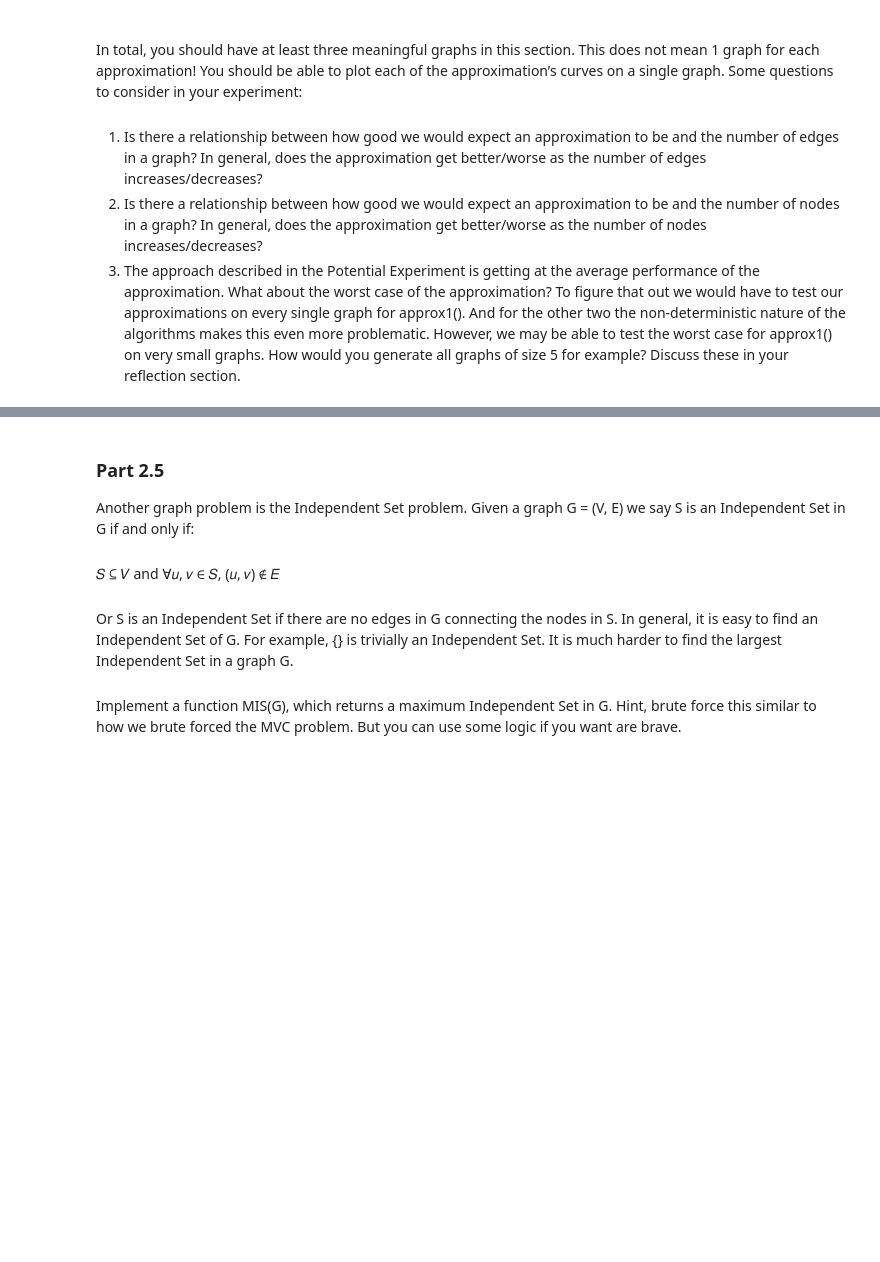
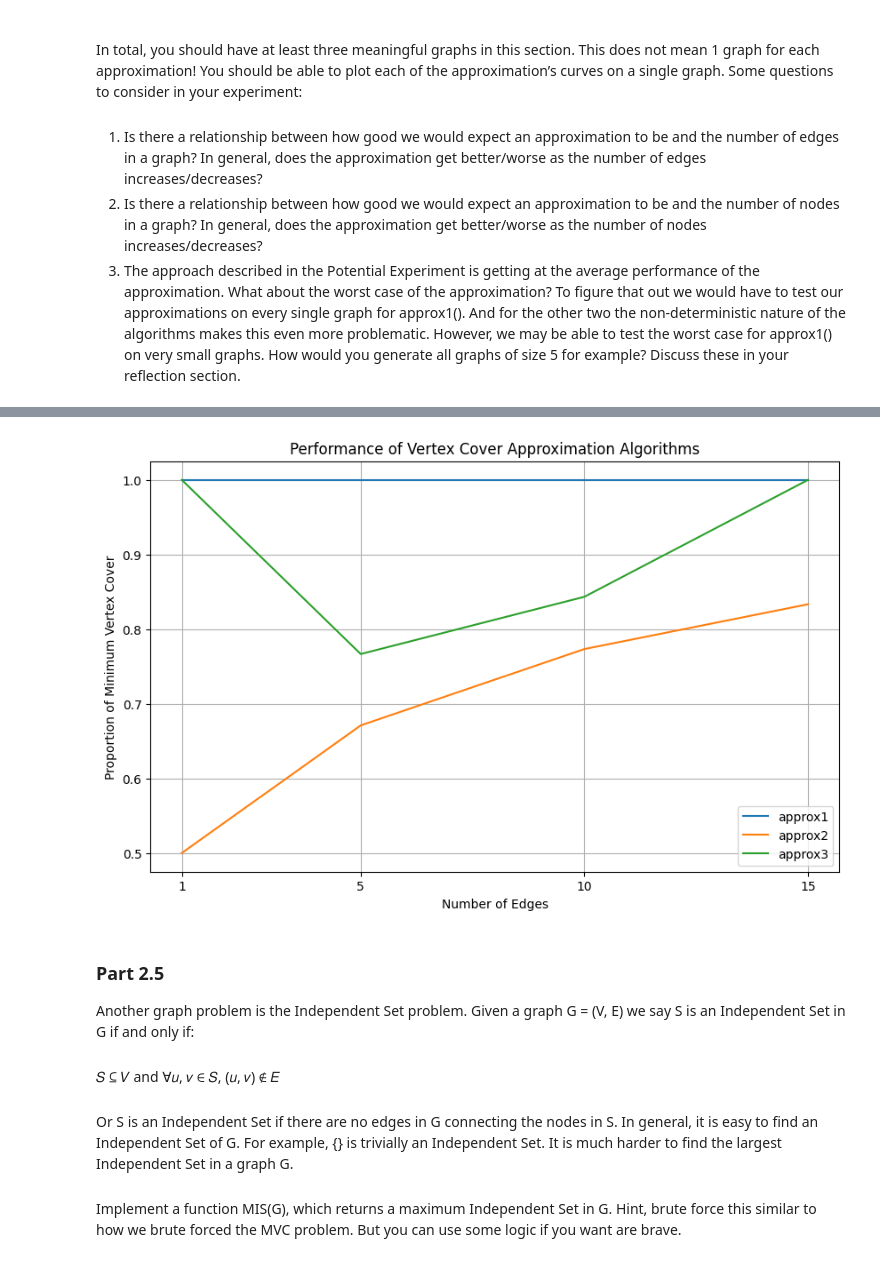
Before and after one commit to scythemenace/CS2XC3_algorithms_research, a Jupyter notebook: Lab 3/Lab_III.ipynb, the cells around one changed output, grey strips where cells are left out. Saved outputs shown, nothing was run; the diff lists cells and outputs as text; code cells hidden in the pictures; blank space fills up the shorter version.

```diff
--- a/Lab 3/Lab_III.ipynb
+++ b/Lab 3/Lab_III.ipynb
@@ -672,3 +634,23 @@ def Approx3(graph):
+# %%
+def Approx3(graph, C=None):
+    if C is None:
+        C = set()
+    G_copy = copy.deepcopy(graph)
+    G = G_copy.get_graph()
+    #print(G)
+    G_edges = G_copy.get_edges()
+    #print(G_edges)
+    while G_edges:
+        u, v = random.choice(G_edges)
+        C.add(u)
+        C.add(v)
+        #print(u,v)
+        G_copy = G_copy.remove_incident_edges(u, v)
+        #print(G_copy)
+        G_edges = G_copy.get_edges()
+    if is_vertex_cover(G_copy, C):
+            return C
+    return Approx2(G_copy, C)
 # %% [markdown]
 ### Part 2.4
 Evaluate whether (or not) the above algorithms return the minimum vertex covers. In case they
@@ -762,0 +696,65 @@ plt.show()
+# %%
+def generate_random_graph(n, e):
+    edges = set()
+    while len(edges) < e:
+        u, v = random.sample(range(n), 2)
+        if u != v and (u, v) not in edges and (v, u) not in edges:
+            edges.add((u, v))
+    return GraphIII(edges)
+
+# Experiment
+# Experiment
+def run_experiment(n, edge_ranges, num_graphs=100):
+    results = {'approx1': [], 'approx2': [], 'approx3': []}
+    for e in edge_ranges:
+        mvc_sum = 0
+        approx1_values = []
+        approx2_values = []
+        approx3_values = []
+        for _ in range(num_graphs):
+            graph = generate_random_graph(n, e)
+            mvc = MVC(graph)
+            mvc_sum += len(mvc)
+            approx1_vc = len(Approx1(graph))
+            approx2_vc = len(Approx2(graph))
+            approx3_vc = len(Approx3(graph))
+            approx1_values.append(approx1_vc / len(mvc))
+            approx2_values.append(approx2_vc / len(mvc))
+            approx3_values.append(approx3_vc / len(mvc))
+        avg_mvc_sum = mvc_sum / num_graphs
+        results['approx1'].append(np.mean(approx1_values))
+        results['approx2'].append(np.mean(approx2_values))
+        results['approx3'].append(np.mean(approx3_values))
+        print(f"For {n} nodes and {e} edges:")
+        print(f"Baseline (MVC sum): {avg_mvc_sum}")
+        print(f"Average proportion of MVC for approx1: {np.mean(approx1_values):.2f}")
+        print(f"Average proportion of MVC for approx2: {np.mean(approx2_values):.2f}")
+        print(f"Average proportion of MVC for approx3: {np.mean(approx3_values):.2f}")
+        print()
+    return results
+
+# Plotting
+def plot_results(edge_ranges, results):
+    plt.figure(figsize=(10, 6))
+    for algo, values in results.items():
+        plt.plot(edge_ranges, values, label=algo)
+    plt.title("Performance of Vertex Cover Approximation Algorithms")
+    plt.xlabel("Number of Edges")
+    plt.ylabel("Proportion of Minimum Vertex Cover")
+    plt.xticks(edge_ranges)
+    plt.legend()
+    plt.grid(True)
+    plt.show()
+
+
+
+# Define parameters
+n = 6
+edge_ranges = [1, 5, 10, 15]
+
+# Run experiment
+experiment_results = run_experiment(n, edge_ranges)
+
+# Plot results
+plot_results(edge_ranges, experiment_results)
+# %% [output]
@@ -763,3 +778,4 @@ plt.show()
+[figure, added]
 # %% [markdown]
 ### Part 2.5
 Another graph problem is the Independent Set problem. Given a graph G = (V, E) we say S is
```
Also changed, not shown: parts of 17 cells of this notebook.
